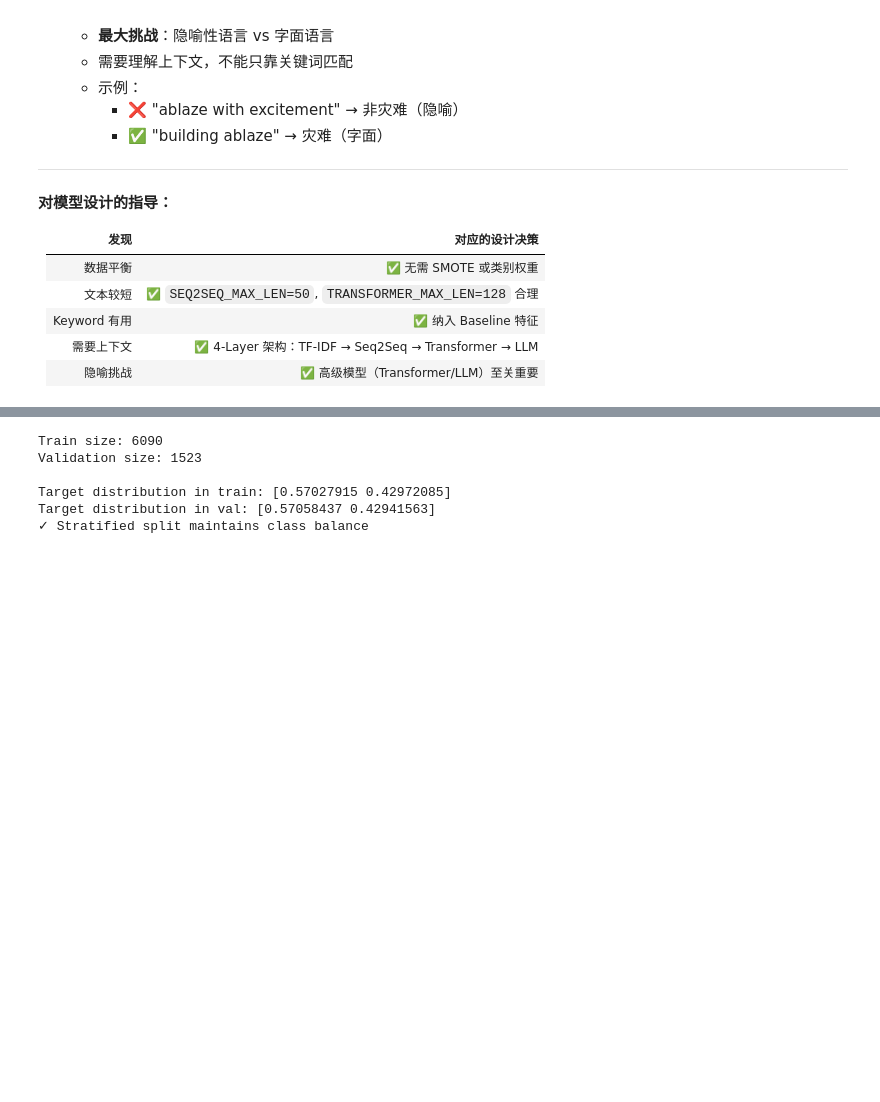
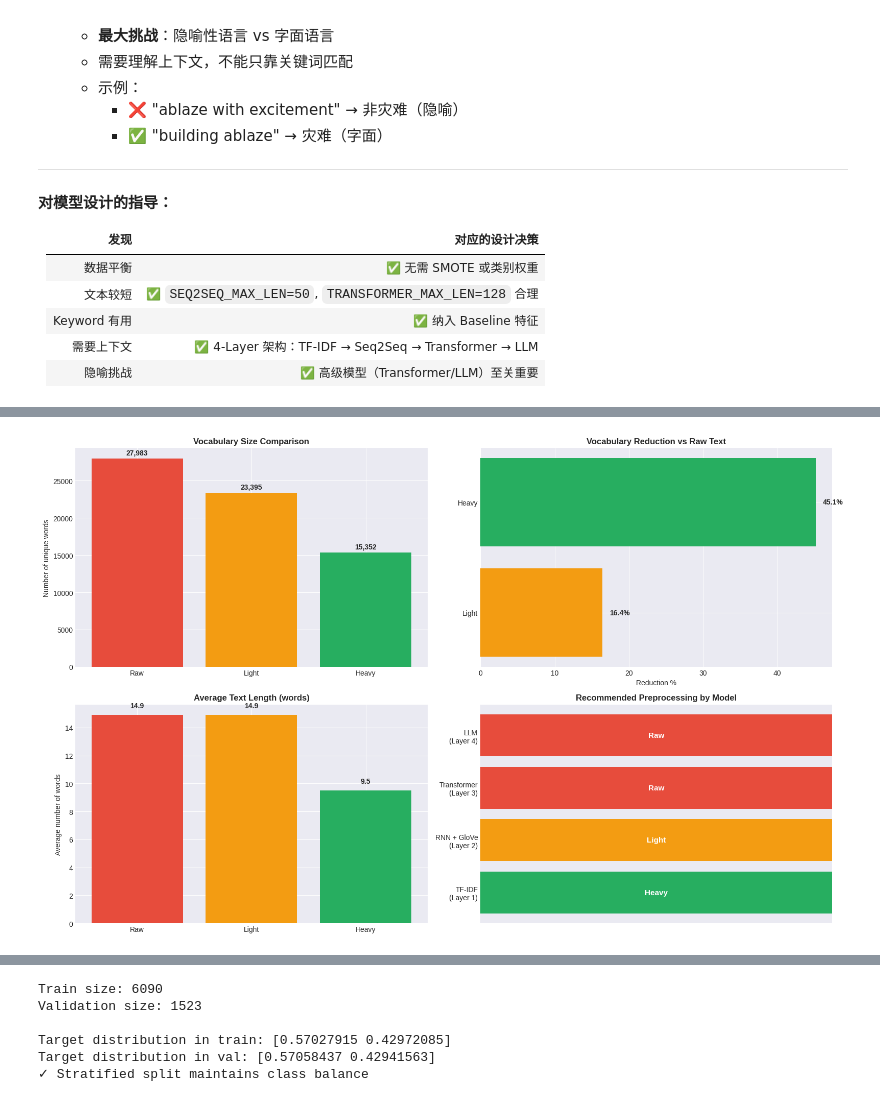
Before and after one commit to RockDeng110/Natural-Language-Processing-with-Disaster-Tweets, a Jupyter notebook: notebooks/00_complete_workflow_simple.ipynb, the cells around one changed output, grey strips where cells are left out. Cells and saved outputs as stored; diff of their text form; code cells hidden in the pictures; blank space fills up the shorter version.

```diff
--- a/notebooks/00_complete_workflow_simple.ipynb
+++ b/notebooks/00_complete_workflow_simple.ipynb
@@ -808,0 +872,77 @@ Preprocessing datasets...
+# %%
+# 可视化：三种预处理策略的对比分析
+print("\n" + "=" * 80)
+print("PREPROCESSING COMPARISON VISUALIZATION")
+print("=" * 80)
+
+# 创建对比图
+fig, axes = plt.subplots(2, 2, figsize=(16, 10))
+
+# 1. 词汇量对比
+vocab_comparison = {
+    'Raw': len(vocab_raw),
+    'Light': len(vocab_light),
+    'Heavy': len(vocab_heavy)
+}
+colors = ['#e74c3c', '#f39c12', '#27ae60']
+axes[0, 0].bar(vocab_comparison.keys(), vocab_comparison.values(), color=colors)
+axes[0, 0].set_title('Vocabulary Size Comparison', fontsize=12, fontweight='bold')
+axes[0, 0].set_ylabel('Number of unique words')
+for i, (k, v) in enumerate(vocab_comparison.items()):
+    axes[0, 0].text(i, v + 500, f'{v:,}', ha='center', fontweight='bold')
+
+# 2. 词汇减少百分比
+reduction = {
+    'Light': (1 - len(vocab_light)/len(vocab_raw)) * 100,
+    'Heavy': (1 - len(vocab_heavy)/len(vocab_raw)) * 100
+}
+axes[0, 1].barh(list(reduction.keys()), list(reduction.values()),
+                color=['#f39c12', '#27ae60'])
+axes[0, 1].set_title('Vocabulary Reduction vs Raw Text', fontsize=12, fontweight='bold')
+axes[0, 1].set_xlabel('Reduction %')
+for i, (k, v) in enumerate(reduction.items()):
+    axes[0, 1].text(v + 1, i, f'{v:.1f}%', va='center', fontweight='bold')
+
+# 3. 平均文本长度对比
+avg_lengths = {
+    'Raw': train_df['text_raw'].str.split().str.len().mean(),
+    'Light': train_df['text_light'].str.split().str.len().mean(),
+    'Heavy': train_df['text_heavy'].str.split().str.len().mean()
+}
+axes[1, 0].bar(avg_lengths.keys(), avg_lengths.values(), color=colors)
+axes[1, 0].set_title('Average Text Length (words)', fontsize=12, fontweight='bold')
+axes[1, 0].set_ylabel('Average number of words')
+for i, (k, v) in enumerate(avg_lengths.items()):
+    axes[1, 0].text(i, v + 0.5, f'{v:.1f}', ha='center', fontweight='bold')
+
+# 4. 推荐使用场景
+scenarios = {
+    'TF-IDF\n(Layer 1)': 'Heavy',
+    'RNN + GloVe\n(Layer 2)': 'Light',
+    'Transformer\n(Layer 3)': 'Raw',
+    'LLM\n(Layer 4)': 'Raw'
+}
+scenario_colors = {'Heavy': '#27ae60', 'Light': '#f39c12', 'Raw': '#e74c3c'}
+y_pos = range(len(scenarios))
+colors_map = [scenario_colors[v] for v in scenarios.values()]
+axes[1, 1].barh(y_pos, [1]*len(scenarios), color=colors_map)
+axes[1, 1].set_yticks(y_pos)
+axes[1, 1].set_yticklabels(scenarios.keys())
+axes[1, 1].set_xlim(0, 1)
+axes[1, 1].set_xticks([])
+axes[1, 1].set_title('Recommended Preprocessing by Model', fontsize=12, fontweight='bold')
+for i, (model, prep) in enumerate(scenarios.items()):
+    axes[1, 1].text(0.5, i, prep, ha='center', va='center',
+                    fontweight='bold', fontsize=11, color='white')
+
+plt.tight_layout()
+plt.show()
+
+print("\n💡 Key Insights:")
+print(f"   • Raw text has {len(vocab_raw):,} unique words")
+print(f"   • Light cleaning reduces by {reduction['Light']:.1f}%")
+print(f"   • Heavy cleaning reduces by {reduction['Heavy']:.1f}%")
+print(f"   • Modern models (Transformer/LLM) prefer raw text")
+print(f"   • Traditional models (TF-IDF) need heavy cleaning")
+print("=" * 80)
+# %% [output]
@@ -808,0 +952 @@ Preprocessing datasets...
+[figure, added]
```
Also changed, not shown: parts of 34 cells of this notebook.
